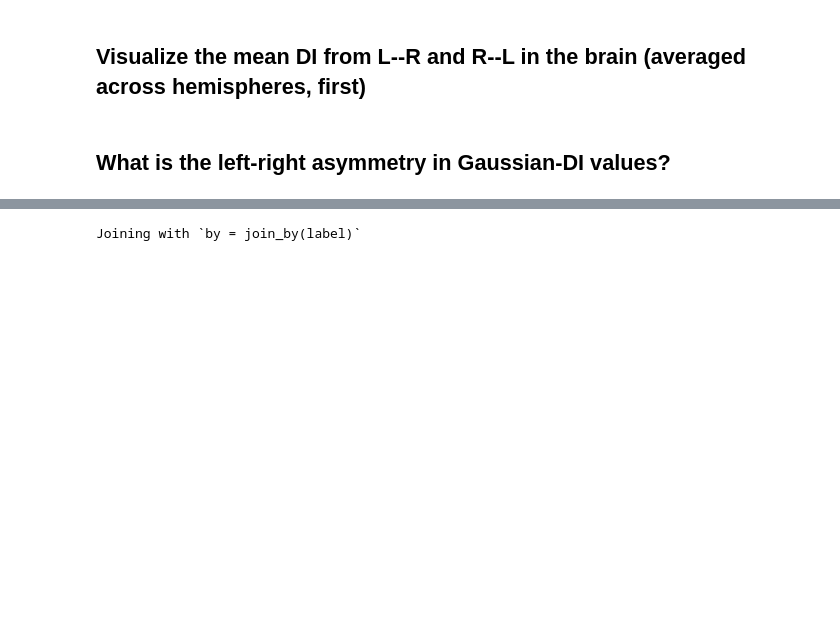
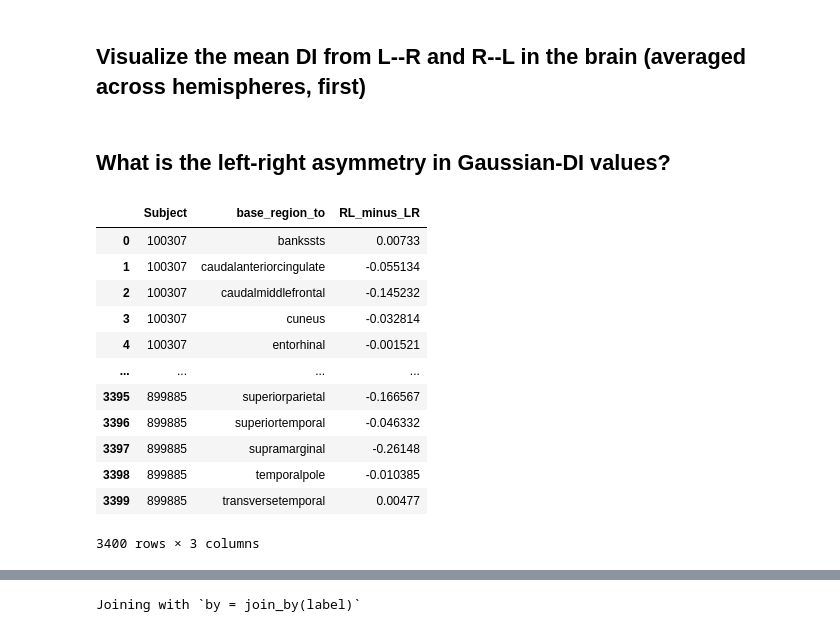
Before and after one commit to DynamicsAndNeuralSystems/Directed_information_fMRI, a Jupyter notebook: data_visualization/DI_gaussian_mean_LR_asymmetry.ipynb, the cells around one changed output, grey strips where cells are left out. Saved outputs shown, nothing was run; the diff lists cells and outputs as text; code cells hidden in the pictures; blank space fills up the shorter version.

```diff
--- a/data_visualization/DI_gaussian_mean_LR_asymmetry.ipynb
+++ b/data_visualization/DI_gaussian_mean_LR_asymmetry.ipynb
@@ -99,4 +108,28 @@ lh_labels_df_with_DI = lh_labels_df.merge(di_gaussian_homotopic_res_for_dk.query
 rh_labels_df_with_DI = rh_labels_df.merge(di_gaussian_homotopic_res_for_dk.query("hemi_from=='right'"), left_on='Region', right_on='base_region_to', how='left')
 # %% [markdown]
 ## What is the left-right asymmetry in Gaussian-DI values?
+# %%
+region_DI_subtract_diffs = (di_gaussian_homotopic_res
+ .groupby(['Subject', 'base_region_to'])
+    .apply(lambda x: x.value[x.hemi_from=='left'].values - x.value[x.hemi_from=='right'].values)
+    .reset_index()
+    .rename(columns={0: 'RL_minus_LR'})
+    # Flatten the list of arrays
+    .explode('RL_minus_LR')
+    )
+region_DI_subtract_diffs
+# %% [output]
+|  | Subject | base_region_to | RL_minus_LR |
+| 0 | 100307 | bankssts | 0.00733 |
+| 1 | 100307 | caudalanteriorcingulate | -0.055134 |
+| 2 | 100307 | caudalmiddlefrontal | -0.145232 |
+| 3 | 100307 | cuneus | -0.032814 |
+| 4 | 100307 | entorhinal | -0.001521 |
+| ... | ... | ... | ... |
+| 3395 | 899885 | superiorparietal | -0.166567 |
+| 3396 | 899885 | superiortemporal | -0.046332 |
+| 3397 | 899885 | supramarginal | -0.26148 |
+| 3398 | 899885 | temporalpole | -0.010385 |
+| 3399 | 899885 | transversetemporal | 0.00477 |
+3400 rows × 3 columns
 # %%
```
Also changed, not shown: parts of 14 cells of this notebook, 25 other files.
